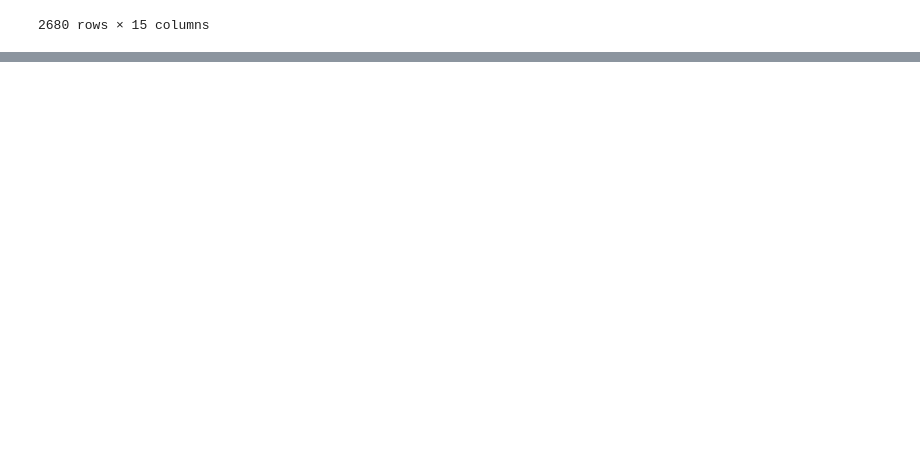
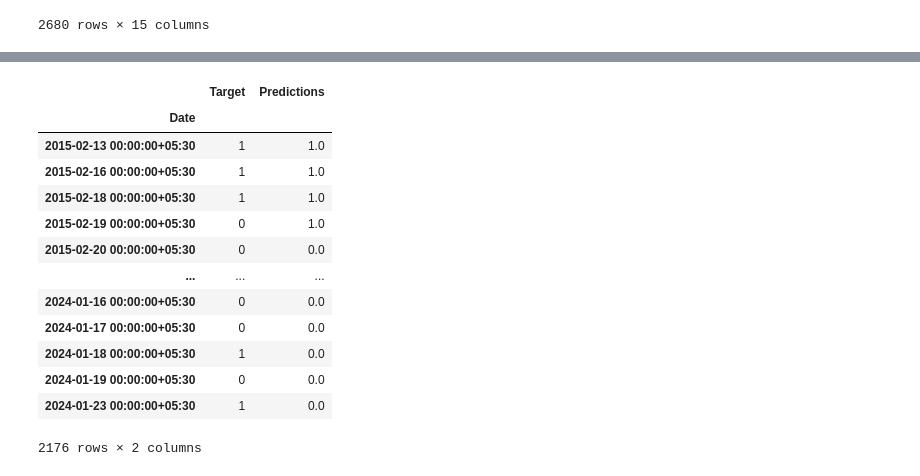
Before and after one commit to sarthakone105/market_trend_predictor, a Jupyter notebook: src/test.ipynb, the cells around one changed output, grey strips where cells are left out. Cells and saved outputs as stored; diff of their text form; code cells hidden in the pictures; blank space fills up the shorter version.

```diff
--- a/src/test.ipynb
+++ b/src/test.ipynb
@@ -228,0 +231,2 @@ nifty
+# %%
+model = RandomForestClassifier(n_estimators=200, min_samples_split=50, random_state=1)
@@ -228,0 +242,2 @@ nifty
+# %%
+predictions = backtest(nifty, model, new_predictors)
@@ -228,0 +255,17 @@ nifty
+# %%
+predictions
+# %% [output]
+|  | Target | Predictions |
+| Date |  |  |
+| 2015-02-13 00:00:00+05:30 | 1 | 1.0 |
+| 2015-02-16 00:00:00+05:30 | 1 | 1.0 |
+| 2015-02-18 00:00:00+05:30 | 1 | 1.0 |
+| 2015-02-19 00:00:00+05:30 | 0 | 1.0 |
+| 2015-02-20 00:00:00+05:30 | 0 | 0.0 |
+| ... | ... | ... |
+| 2024-01-16 00:00:00+05:30 | 0 | 0.0 |
+| 2024-01-17 00:00:00+05:30 | 0 | 0.0 |
+| 2024-01-18 00:00:00+05:30 | 1 | 0.0 |
+| 2024-01-19 00:00:00+05:30 | 0 | 0.0 |
+| 2024-01-23 00:00:00+05:30 | 1 | 0.0 |
+2176 rows × 2 columns
```
Also changed, not shown: parts of 10 cells of this notebook, 1 other file.
